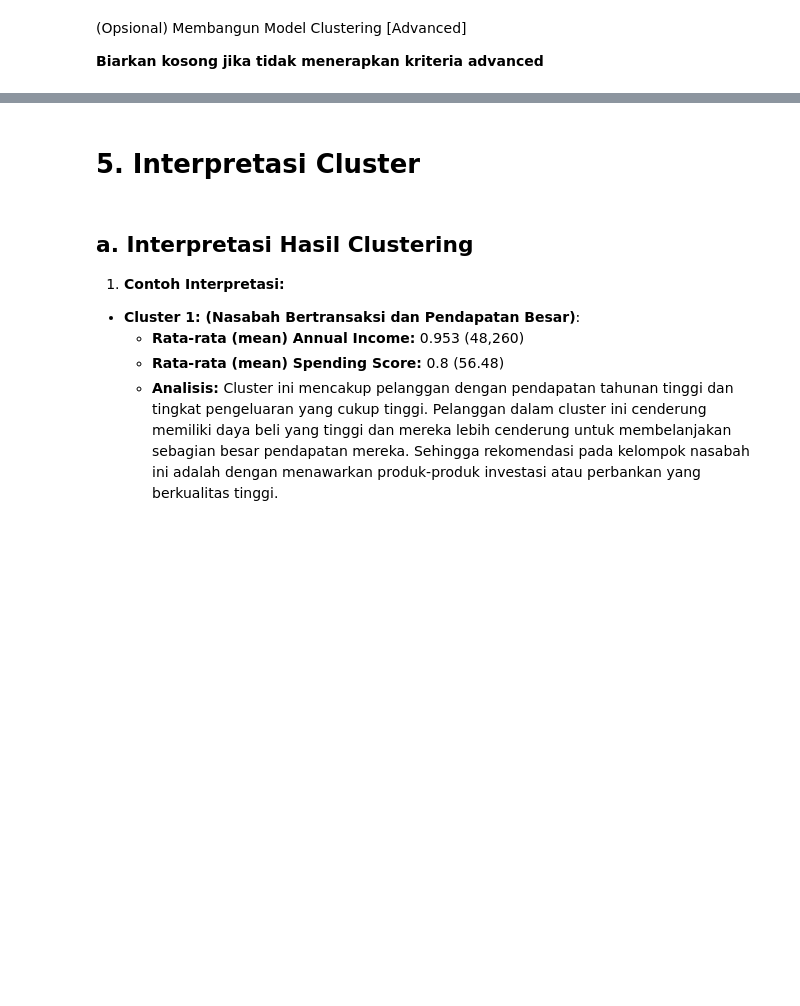
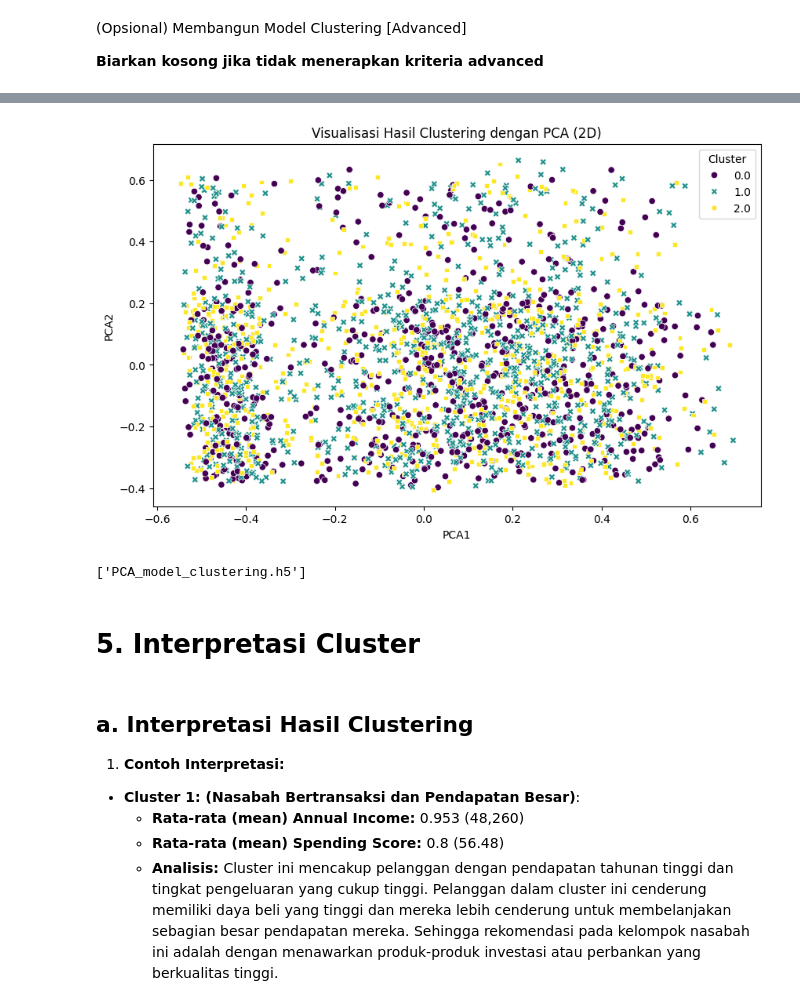
Before and after one commit to M4tchaa/submission-ml-new, a Jupyter notebook: [Clustering]_Submission_Akhir_BMLP_Arliyandi.ipynb, the cells around one changed output, grey strips where cells are left out. Drawn from its saved outputs; the diff is of its cells as text; code cells hidden in the pictures; blank space fills up the shorter version.

```diff
--- a/[Clustering]_Submission_Akhir_BMLP_Arliyandi.ipynb
+++ b/[Clustering]_Submission_Akhir_BMLP_Arliyandi.ipynb
@@ -240,0 +410,12 @@ Jalankan cell code ini untuk menyimpan model kamu.
+# %%
+# Membangun model menggunakan PCA.
+pca = PCA(n_components=2)
+df_pca = pca.fit_transform(df_combined.select_dtypes(include='float64'))
+
+# Membuat DataFrame dari hasil PCA
+df_pca = pd.DataFrame(df_pca, columns=['PCA1', 'PCA2'])
+df_pca['Cluster'] = df_combined['Cluster']
+
+# Menampilkan 5 baris pertama dari hasil PCA
+print("\nHasil Transformasi PCA (2D):")
+print(df_pca.head())
@@ -241,6 +430,24 @@ Jalankan cell code ini untuk menyimpan model kamu.
+# %%
+# Visualisasi Hasil PCA
+plt.figure(figsize=(10, 6))
+sns.scatterplot(
+    x='PCA1',
+    y='PCA2',
+    hue='Cluster',
+    palette='viridis',
+    data=df_pca,
+    style='Cluster'
+)
+plt.title('Visualisasi Hasil Clustering dengan PCA (2D)')
+plt.show()
+# %% [output]
+[figure, added]
 # %%
 # Simpan model PCA sebagai perbandingan dengan menjalankan cell code ini joblib.dump(model,"PCA_model_clustering.h5")
 # joblib.dump(___, "PCA_model_clustering.h5")
+joblib.dump(pca, "PCA_model_clustering.h5")
+# %% [output]
+['PCA_model_clustering.h5']
 # %% [markdown]
 # **5. Interpretasi Cluster**
 # %% [markdown]
```
Also changed, not shown: parts of 38 cells of this notebook, 4 other files.
